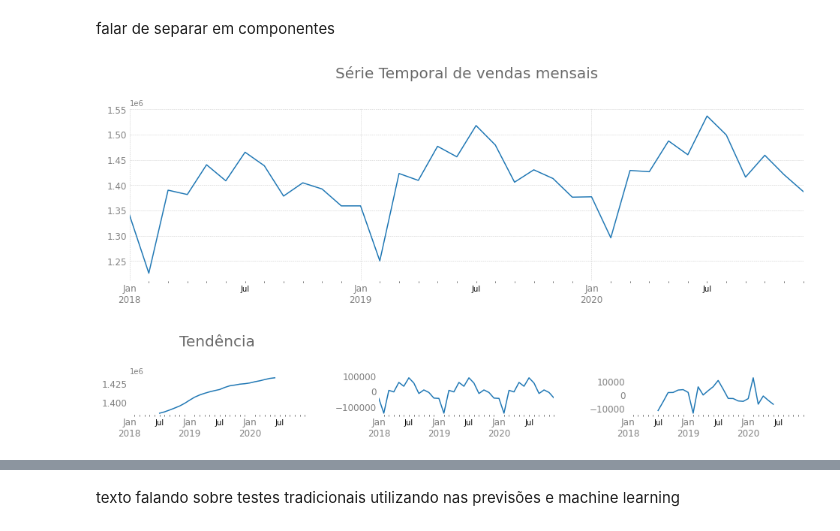
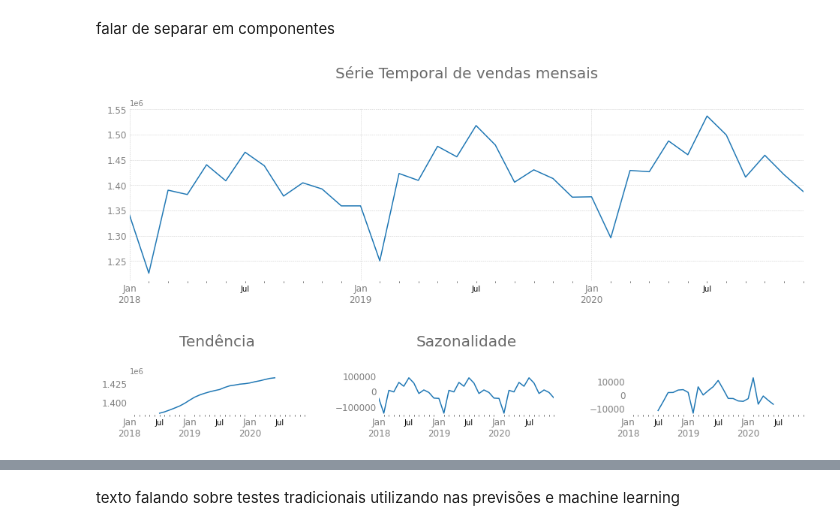
Before and after one commit to FerrazThales/demand_forecasting_prophet, a Jupyter notebook: Demand_Forecasting_with_Prophet.ipynb, the cells around one changed output, grey strips where cells are left out. Cells and saved outputs as stored; diff of their text form; code cells hidden in the pictures.

```diff
--- a/Demand_Forecasting_with_Prophet.ipynb
+++ b/Demand_Forecasting_with_Prophet.ipynb
@@ -629,32 +654,33 @@ fig=plt.figure(figsize=(14,8))
 agregando_valores_mensais = df.sales.resample('M').sum().to_frame()
 result = seasonal_decompose(agregando_valores_mensais.sales)
 
 #o ax1 irá ocupar o equivalente a 2 colunas e 2 linhas
 ax1 = plt.subplot2grid(gridsize, (0, 0), colspan=3, rowspan=2)
 ax2 = plt.subplot2grid(gridsize, (2, 0))
 ax3 = plt.subplot2grid(gridsize, (2, 1))
 ax4 = plt.subplot2grid(gridsize, (2, 2))
 
 #construindo o primeiro gráfico
 result.observed.plot(ax=ax1)
 ajuste_layout(ax=ax1,location='center',
               titulo='Série Temporal de vendas mensais',
               grid=True,grid_lw=0.6,grid_style=':')
 
 #construindo o segundo gráfico
 result.trend.plot(ax=ax2)
 ajuste_layout(ax=ax2,location='center',
               titulo='Tendência')
 
 #construindo o terceiro gráfico
 result.seasonal.plot(ax=ax3)
-ajuste_layout(ax=ax3)
+ajuste_layout(ax=ax3,location='center',
+              titulo='Sazonalidade')
 
 #construindo o quarto gráfico
 result.resid.plot(ax=ax4)
 ajuste_layout(ax=ax4)
 
 #plotando os gráficos
 plt.tight_layout(pad=4.0);
 # %% [output]
-[figure, old version]
+[figure, new version]
```
Also changed, not shown: parts of 32 cells of this notebook.
